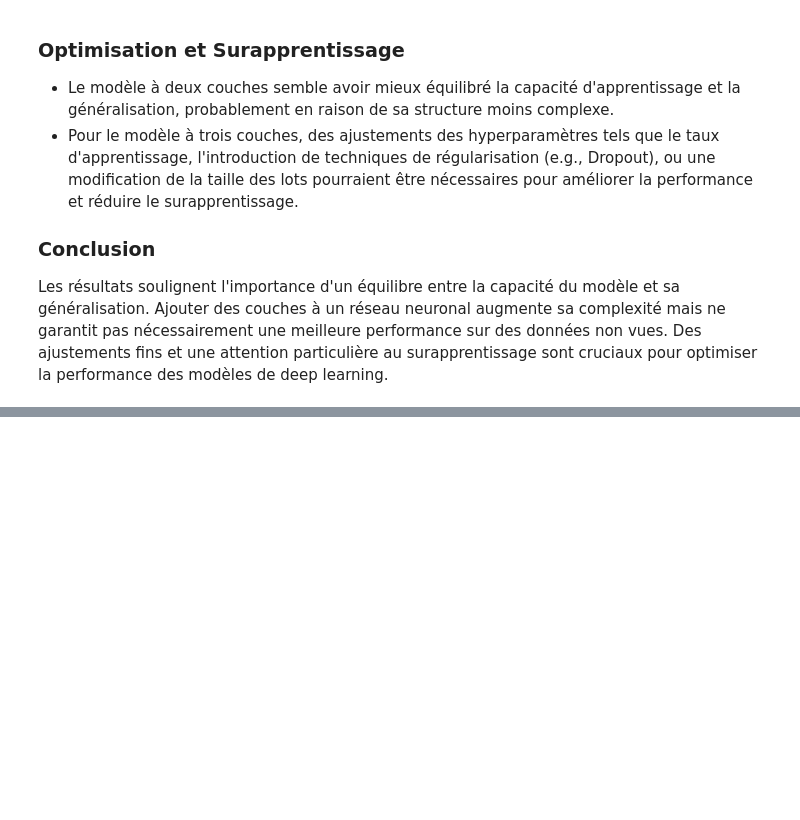
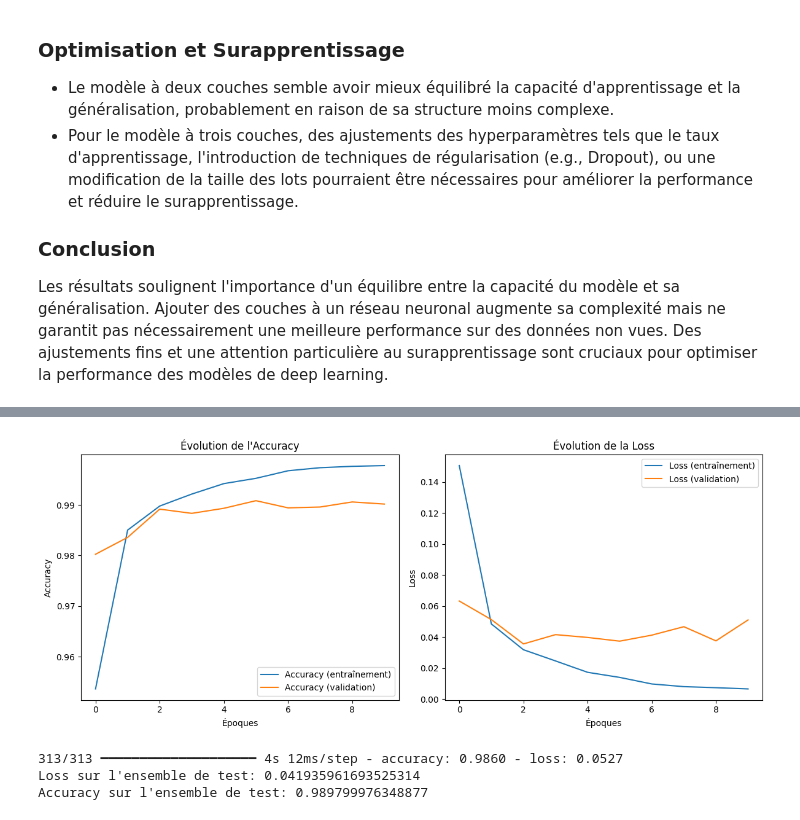
Before and after one commit to yacinbaltagi/DeepLearning-BALTAGI-ALI, a Jupyter notebook: code-BALTAGI-ALI.ipynb, the cells around one changed output, grey strips where cells are left out. Saved outputs shown, nothing was run; the diff lists cells and outputs as text; code cells hidden in the pictures; blank space fills up the shorter version.

Commit message:
code entierement fini, cnn ajouté

```diff
--- a/code-BALTAGI-ALI.ipynb
+++ b/code-BALTAGI-ALI.ipynb
@@ -563,0 +610,21 @@ Les résultats soulignent l'importance d'un équilibre entre la capacité du mod
+# %%
+# Compilation du modèle CNN
+# toujours les mêmes parametres que pour les précédents modeles
+modele_cnn.compile(
+    optimizer='adam',
+    loss='categorical_crossentropy',
+    metrics=['accuracy']
+)
+# %%
+# Préparation des données d'entrée pour le CNN (ajout de la dimension canal)
+train_images_cnn = train_images.reshape((60000, 28, 28, 1))
+test_images_cnn = test_images.reshape((10000, 28, 28, 1))
+
+# Entraînement du modèle CNN
+history_cnn = modele_cnn.fit(
+    train_images_cnn,
+    train_labels_categorical,
+    epochs=10,
+    validation_split=0.2,
+    batch_size=32
+)
@@ -563,0 +652,36 @@ Les résultats soulignent l'importance d'un équilibre entre la capacité du mod
+# %%
+# Affichage de l'évolution de l'accuracy
+plt.figure(figsize=(12, 5))
+
+plt.subplot(1, 2, 1)
+plt.plot(history_cnn.history['accuracy'], label='Accuracy (entraînement)')
+plt.plot(history_cnn.history['val_accuracy'], label='Accuracy (validation)')
+plt.title('Évolution de l\'Accuracy')
+plt.xlabel('Époques')
+plt.ylabel('Accuracy')
+plt.legend()
+
+# Affichage de l'évolution de la loss
+plt.subplot(1, 2, 2)
+plt.plot(history_cnn.history['loss'], label='Loss (entraînement)')
+plt.plot(history_cnn.history['val_loss'], label='Loss (validation)')
+plt.title('Évolution de la Loss')
+plt.xlabel('Époques')
+plt.ylabel('Loss')
+plt.legend()
+
+plt.tight_layout()
+plt.show()
+# %% [output]
+[figure, added]
+# %%
+# Évaluer le modèle CNN sur l'ensemble de test
+test_loss_cnn, test_accuracy_cnn = modele_cnn.evaluate(test_images_cnn, test_labels_categorical)
+
+# Afficher les résultats
+print(f'Loss sur l\'ensemble de test: {test_loss_cnn}')
+print(f'Accuracy sur l\'ensemble de test: {test_accuracy_cnn}')
+# %% [output]
+313/313 ━━━━━━━━━━━━━━━━━━━━ 4s 12ms/step - accuracy: 0.9860 - loss: 0.0527
+Loss sur l'ensemble de test: 0.041935961693525314
+Accuracy sur l'ensemble de test: 0.989799976348877
```
Also changed, not shown: parts of 11 cells of this notebook.
